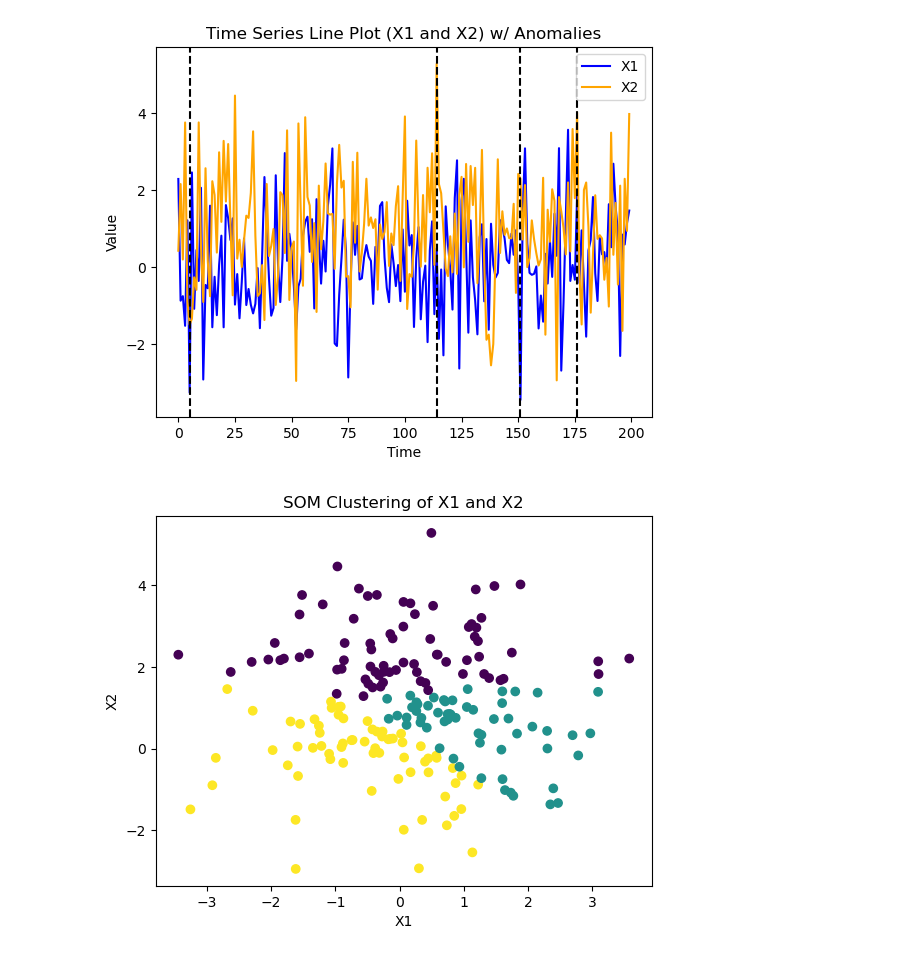
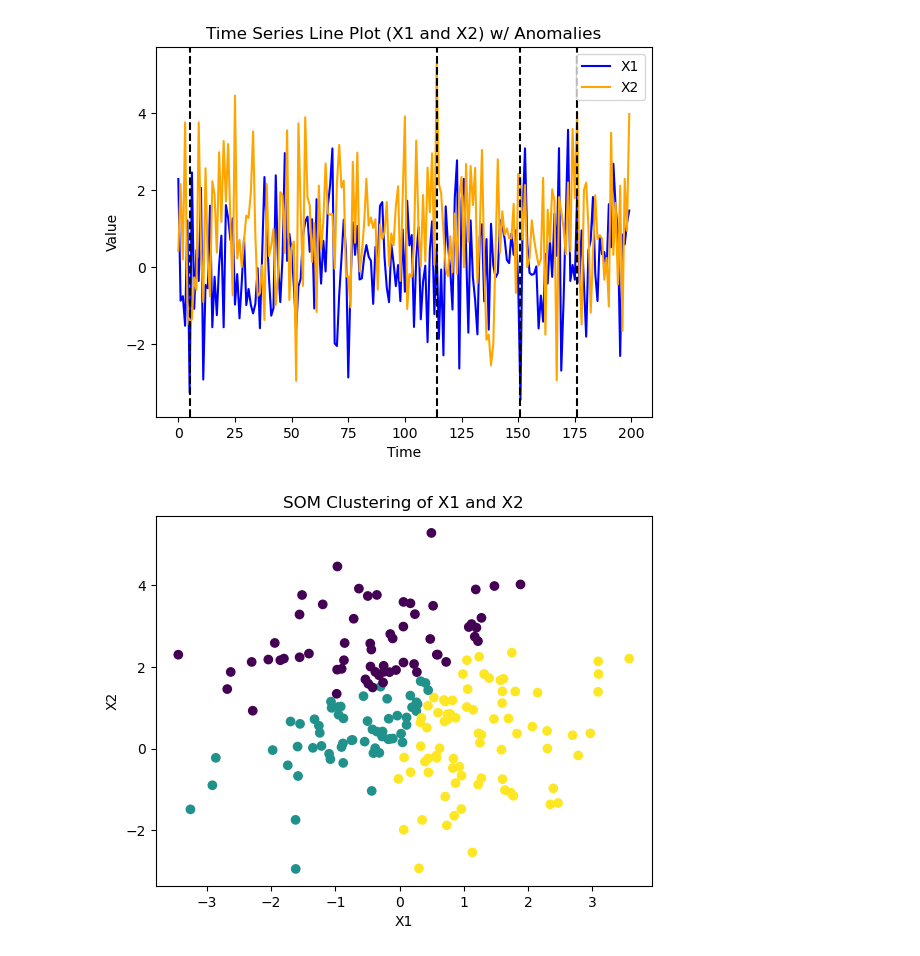
Before and after one commit to nagars/IL2233-KTH-Embedded-Intelligence, a Jupyter notebook: Project/Project_Task4.ipynb, the cells around one changed output. Cells and saved outputs as stored; diff of their text form; code cells hidden in the pictures.

Commit message:
Finished formatting changes to plots

```diff
--- a/Project/Project_Task4.ipynb
+++ b/Project/Project_Task4.ipynb
@@ -143,23 +143,23 @@ Anomalies:
 # %%
 from sklearn_som.som import SOM
 from minisom import MiniSom
 
 # Initialize and train the SOM
 som = SOM(m=3, n=1, dim=2)
 som.fit(scaled_data)
 s_clusters = som.predict(scaled_data)
 s_centroids = som.cluster_centers_.reshape(-1, 2)
 
 # Plot clusters
 plt.figure()
-plt.scatter(X1, X2, c=s_cluster, cmap='viridis')
+plt.scatter(X1, X2, c=s_clusters, cmap='viridis')
 plt.title('SOM Clustering of X1 and X2')
 plt.xlabel('X1')
 plt.ylabel('X2')
 plt.savefig('plots/Cluster_som.png')
 plt.show()
 # %% [output]
-[figure, old version]
+[figure, new version]
 # %%
 # Calculate distances to their respective BMUs
 s_data_to_centroid_distances = np.linalg.norm(scaled_data - s_centroids[s_clusters], axis=1)
```
Also changed, not shown: parts of 1 cell of this notebook, 48 other files.
